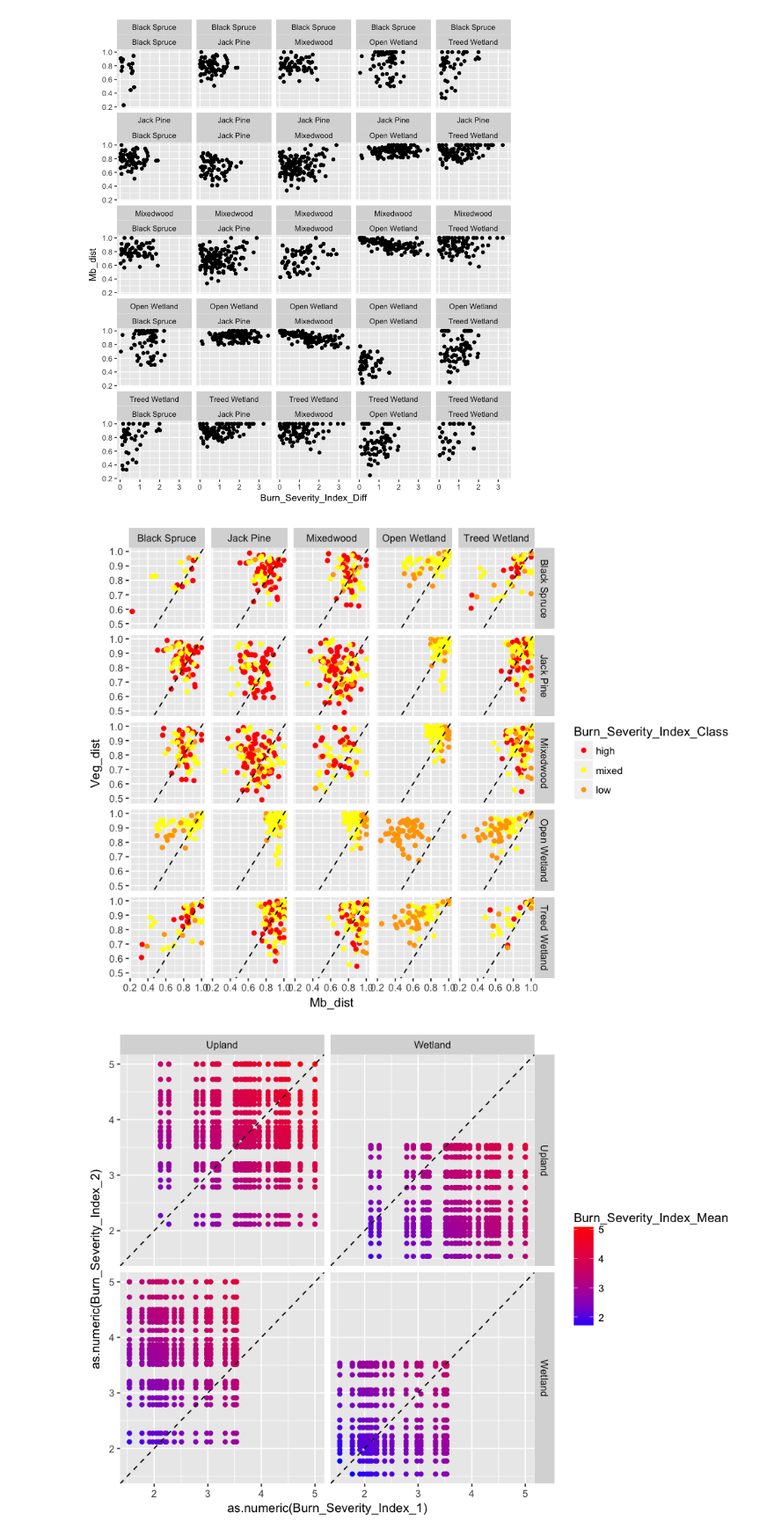
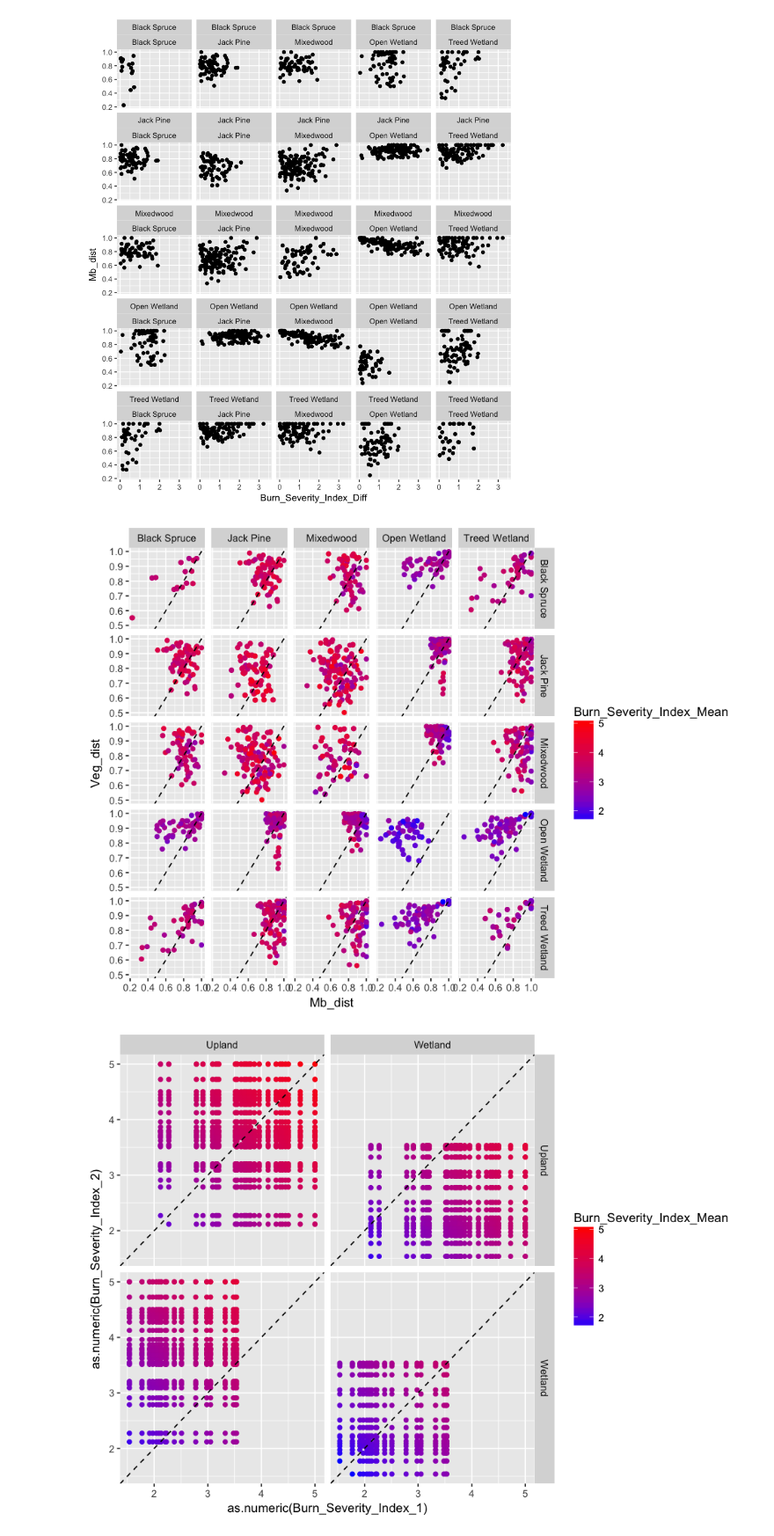
Before and after one commit to TheaWhitman/WoodBuffalo2015, a Jupyter notebook: Notebooks/Plant_Distancs_with_Ellen.ipynb, the cells around one changed output. Shown at 88% size. Saved outputs shown, nothing was run; the diff lists cells and outputs as text; code cells hidden in the pictures.

```diff
--- a/Notebooks/Plant_Distancs_with_Ellen.ipynb
+++ b/Notebooks/Plant_Distancs_with_Ellen.ipynb
@@ -14,6 +30,6 @@ library(corrplot)
 # %%
 # Importing the dataset
-ps = import_biom("../OTU_table/feature-table-metaD-tax.biom",parseFunction=parse_taxonomy_greengenes, "../OTU_table/Trees/fulltree.tre")
+ps = import_biom("../../data/Seq_data/QIIME_maxee2/OTU_table/feature-table-metaD-tax2.biom",parseFunction=parse_taxonomy_greengenes, "../../data/Seq_data/QIIME_maxee2/OTU_table/Trees3/fulltree2.rooted.tre")
 # %% [output]
 Warning message in strsplit(msg, "\n"):
 “input string 1 is invalid in this locale”
@@ -108,7 +114,7 @@ Warning message in asMethod(object):
 Dist.org.mb = as.matrix(distance(ps.wb.org.merged, method="bray", type="samples"))
 Dist.min.mb = as.matrix(distance(ps.wb.min.merged, method="bray", type="samples"))
 # %%
-Dist.veg = read.csv("../../../data/Veg_properties/WBNPNWT_Vegetation_Braydistance_2015.csv")
+Dist.veg = read.csv("../../data/Veg_properties/WBNPNWT_Vegetation_Braydistance_2015.csv")
 row.names(Dist.veg)=Dist.veg$X
 Dist.veg=Dist.veg[,2:dim(Dist.veg)[2]]
 colnames(Dist.veg)=row.names(Dist.veg)
@@ -244,0 +234,13 @@ Warning message in eval(expr, envir, enclos):
+# %%
+options(repr.plot.width=6, repr.plot.height=3.5)
+
+df.no0 = df %>%
+    filter(Site_ID_1 != Site_ID_2)
+
+p = ggplot(df.no0 , aes(y=Veg_dist, x=Mb_dist, color=Burn_Severity_Index_Mean))
+p = p + geom_point(alpha=1, size=2) + scale_color_gradient(low="blue",high="red")
+#p = p + facet_wrap(~Veg_Comm)
+p = p + scale_x_continuous(limits = c(0.2,1))
+p = p + scale_y_continuous(limits = c(0.2,1))
+p = p + geom_abline(intercept=0, slope=1, linetype="dashed")
+p
@@ -291,20 +295,20 @@ p
 # %%
 options(repr.plot.width=8, repr.plot.height=6)
 
 df.no0 = df %>%
     filter(Site_ID_1 != Site_ID_2)
-
-p = ggplot(df.no0, aes(x = Mb_dist, y=Veg_dist, color=Burn_Severity_Index_Class))
-p = p + geom_point() #+ scale_color_gradient(low="blue",high="red")
-p = p + scale_color_manual(values=c("red","yellow","orange"))
+p = ggplot(df.no0, aes(x = Mb_dist, y=Veg_dist, color=Burn_Severity_Index_Mean))
+#p = ggplot(df.no0, aes(x = Mb_dist, y=Veg_dist, color=Burn_Severity_Index_Class))
+p = p + geom_point() + scale_color_gradient(low="blue",high="red")
+#p = p + scale_color_manual(values=c("red","yellow","orange"))
 #p = p + facet_grid(~Site_ID_1*Veg_Comm_1~Veg_Comm_2)
 #p = p + facet_grid(~Land_Class_1~Land_Class_2)
 p = p + facet_grid(~Veg_Comm_1~Veg_Comm_2)
 #p = p + scale_x_continuous(limits = c(1,3.5))
 p = p + geom_abline(intercept=0, slope=1, linetype="dashed")
 p
 # %% [output]
-[figure, old version]
+[figure, new version]
 # %%
 options(repr.plot.width=8, repr.plot.height=6)
 
```
Also changed, not shown: parts of 11 cells of this notebook, 11 other files.
